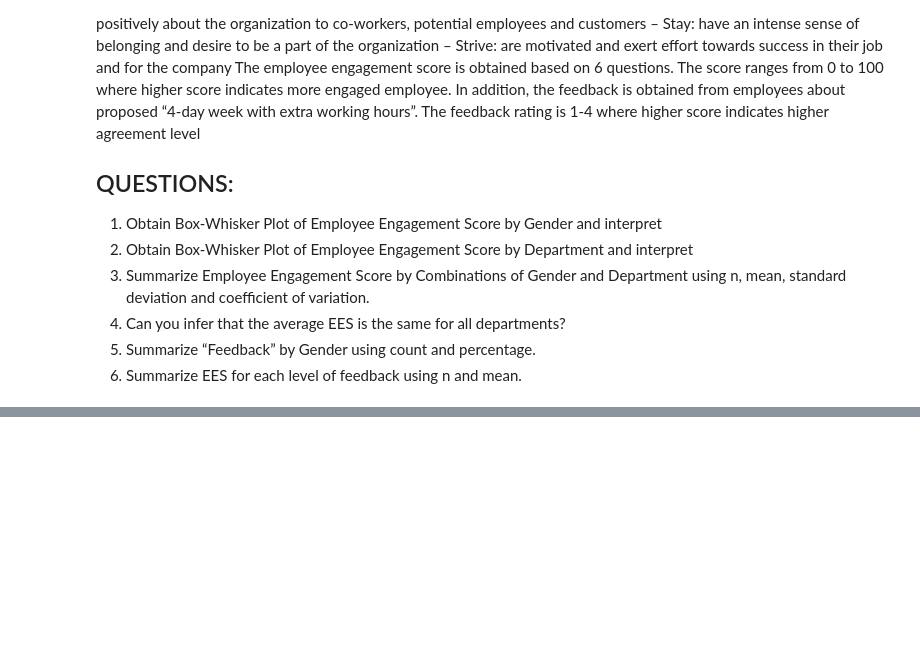
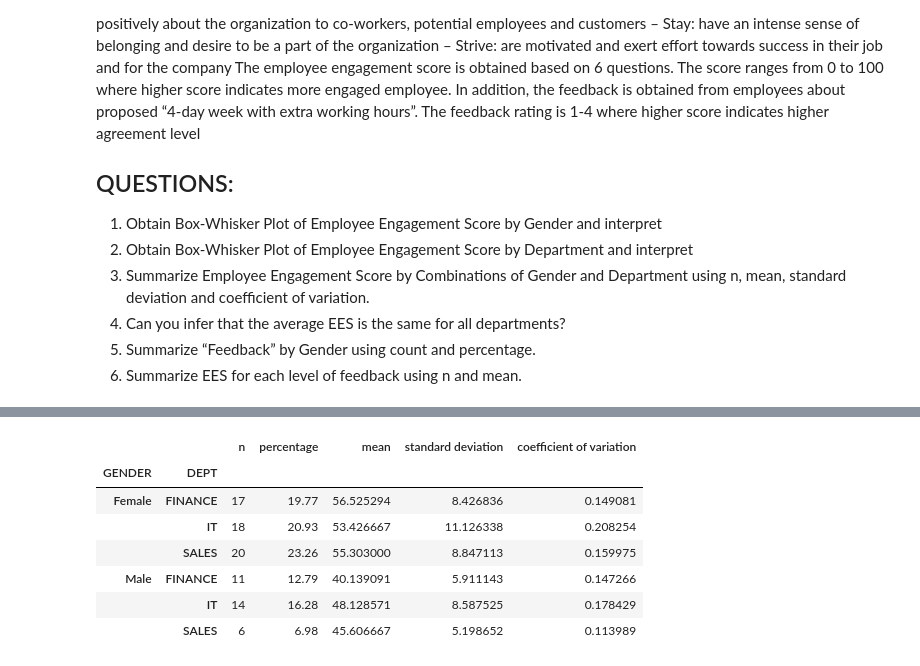
Before and after one commit to bquarkz/master-classes-empty, a Jupyter notebook: notebooks/assignments/m2/assigment_M2U1.ipynb, the cells around one changed output, grey strips where cells are left out. Cells and saved outputs as stored; diff of their text form; code cells hidden in the pictures; blank space fills up the shorter version.

```diff
--- a/notebooks/assignments/m2/assigment_M2U1.ipynb
+++ b/notebooks/assignments/m2/assigment_M2U1.ipynb
@@ -19,0 +91,21 @@ In addition, the feedback is obtained from employees about proposed “4-day wee
+# %%
+def summary_stats(data_frame, against: str, groups: list[str]):
+    summary_df = data_frame.groupby(groups)[against].agg(["count", "mean", "std"])
+    total = sum(summary_df['count'])
+    summary_df['percentage'] = (summary_df['count'] / total) * 100
+    summary_df['percentage'] = summary_df['percentage'].round(2)
+    summary_df['cv'] = summary_df['std'] / summary_df['mean']
+    summary_df = summary_df[['count', 'percentage', 'mean', 'std', 'cv']]
+    summary_df = summary_df.rename(columns={'count': 'n', 'mean': 'mean', 'std': 'standard deviation', 'cv': 'coefficient of variation'})
+    return summary_df
+
+summary_stats(df, 'EES', ['GENDER', 'DEPT'])
+# %% [output]
+|  |  | n | percentage | mean | standard deviation | coefficient of variation |
+| GENDER | DEPT |  |  |  |  |  |
+| Female | FINANCE | 17 | 19.77 | 56.525294 | 8.426836 | 0.149081 |
+|  | IT | 18 | 20.93 | 53.426667 | 11.126338 | 0.208254 |
+|  | SALES | 20 | 23.26 | 55.303000 | 8.847113 | 0.159975 |
+| Male | FINANCE | 11 | 12.79 | 40.139091 | 5.911143 | 0.147266 |
+|  | IT | 14 | 16.28 | 48.128571 | 8.587525 | 0.178429 |
+|  | SALES | 6 | 6.98 | 45.606667 | 5.198652 | 0.113989 |
```
Also changed, not shown: parts of 12 cells of this notebook, 6 other files.
